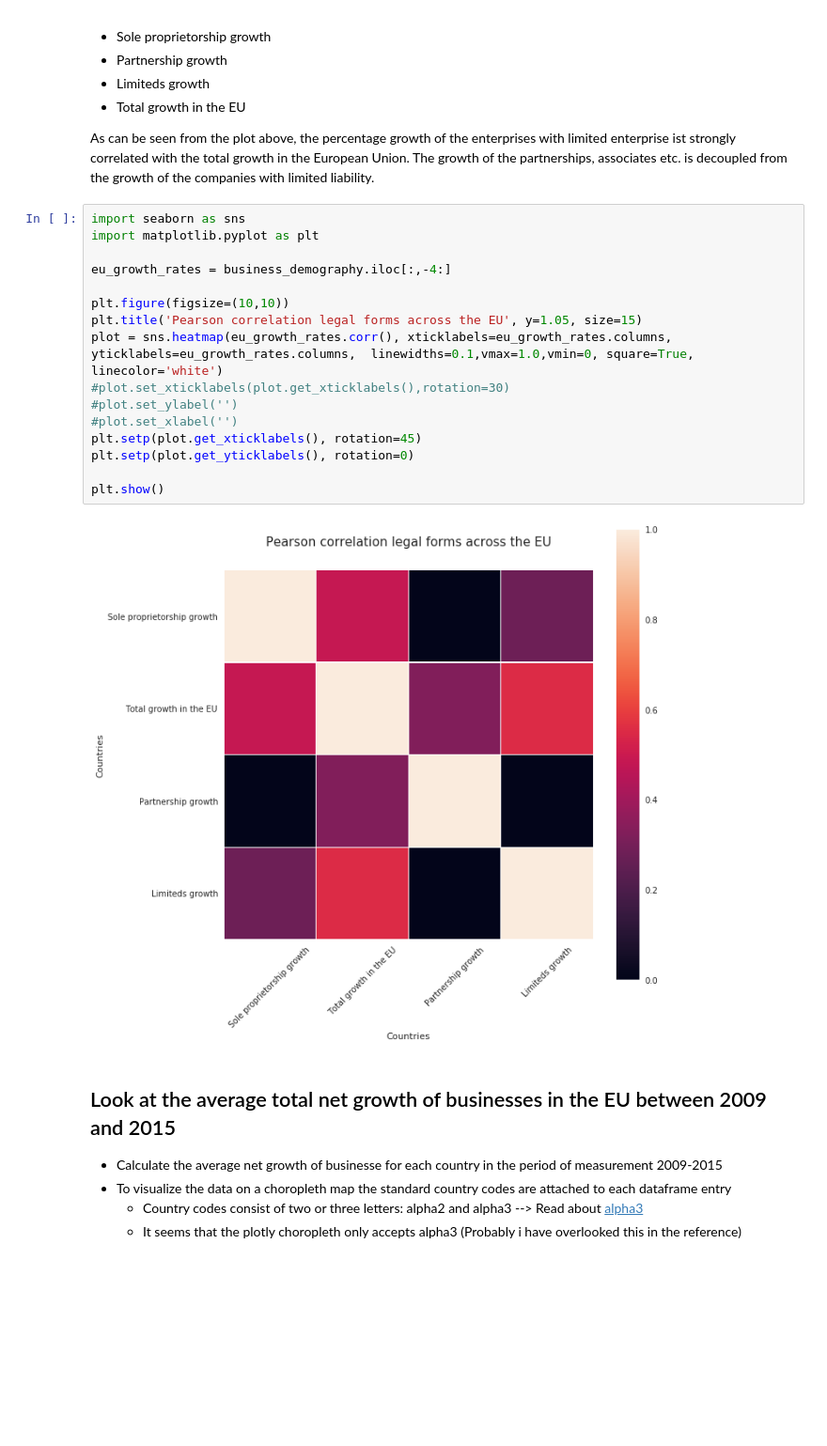
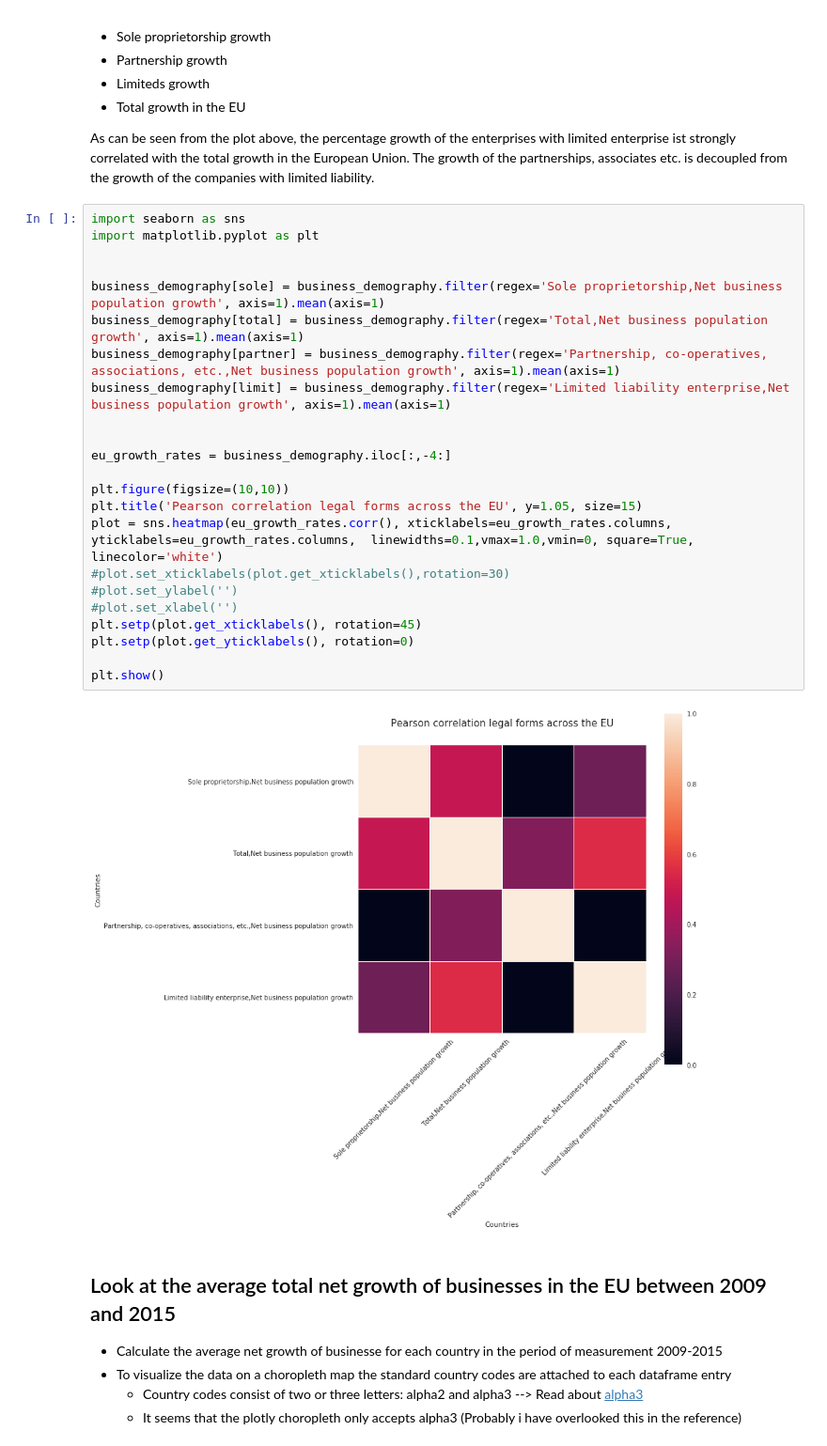
Before and after one commit to chasenberg/data_science, a Jupyter notebook: notebooks/explorer.ipynb, the cells around one changed output. Shown at 94% size. Cells and saved outputs as stored; diff of their text form; blank space fills up the shorter version.

```diff
--- a/notebooks/explorer.ipynb
+++ b/notebooks/explorer.ipynb
@@ -128,21 +128,28 @@ As can be seen from the plot above, the percentage growth of the enterprises wit
 # %%
 import seaborn as sns
 import matplotlib.pyplot as plt
+
+
+business_demography[sole] = business_demography.filter(regex='Sole proprietorship,Net business population growth', axis=1).mean(axis=1)
+business_demography[total] = business_demography.filter(regex='Total,Net business population growth', axis=1).mean(axis=1)
+business_demography[partner] = business_demography.filter(regex='Partnership, co-operatives, associations, etc.,Net business population growth', axis=1).mean(axis=1)
+business_demography[limit] = business_demography.filter(regex='Limited liability enterprise,Net business population growth', axis=1).mean(axis=1)
+
 
 eu_growth_rates = business_demography.iloc[:,-4:]
 
 plt.figure(figsize=(10,10))
 plt.title('Pearson correlation legal forms across the EU', y=1.05, size=15)
 plot = sns.heatmap(eu_growth_rates.corr(), xticklabels=eu_growth_rates.columns, yticklabels=eu_growth_rates.columns,  linewidths=0.1,vmax=1.0,vmin=0, square=True, linecolor='white')
 #plot.set_xticklabels(plot.get_xticklabels(),rotation=30)
 #plot.set_ylabel('')
 #plot.set_xlabel('')
 plt.setp(plot.get_xticklabels(), rotation=45)
 plt.setp(plot.get_yticklabels(), rotation=0)
 
 plt.show()
 # %% [output]
-[figure, old version]
+[figure, new version]
 # %% [markdown]
 ## Look at the average total net growth of businesses in the EU between 2009 and 2015
 
```
Also changed, not shown: parts of 9 cells of this notebook.
